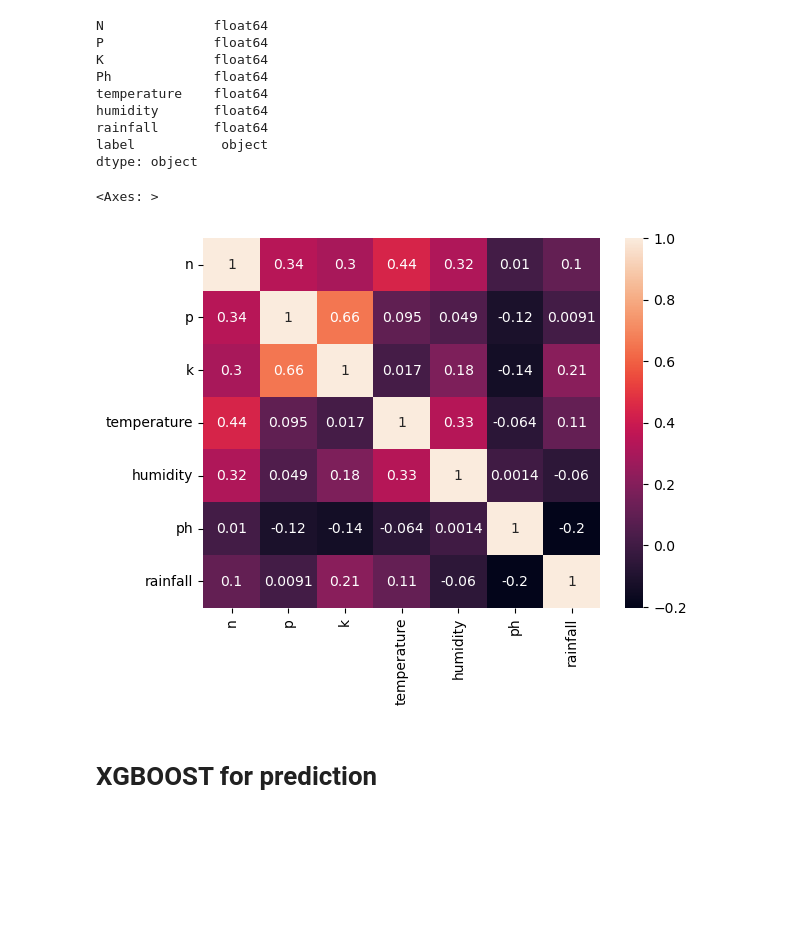
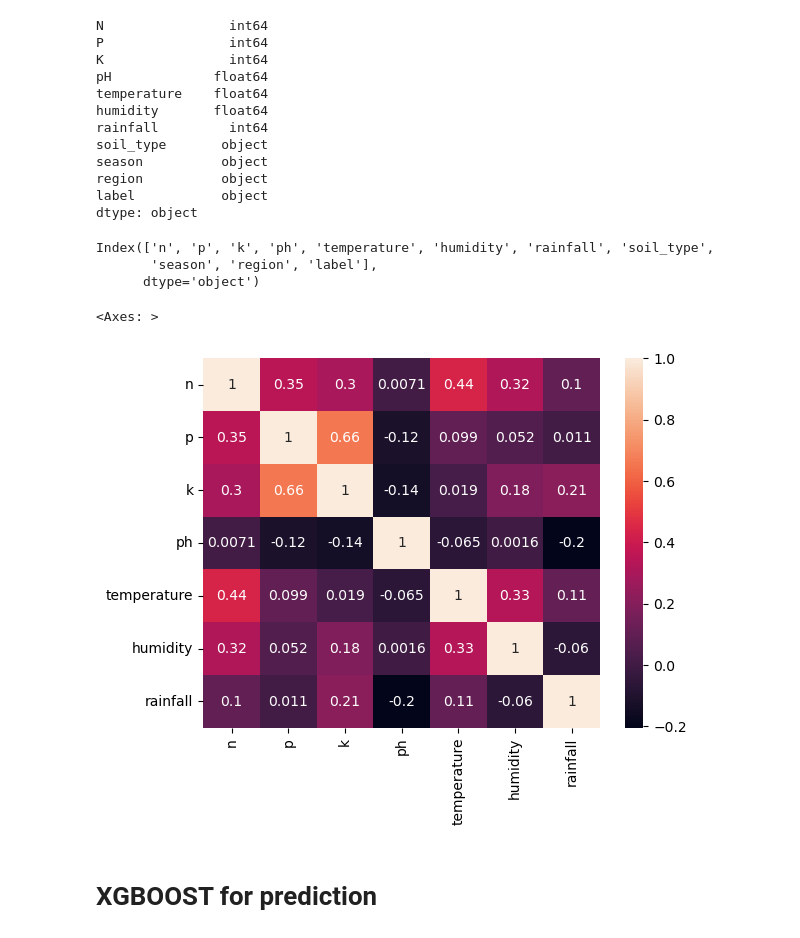
Before and after one commit to Bhavarth-khairnar/Agri-Comprehensive-Management-Platform-Using-ML, a Jupyter notebook: dataset/crop_train.ipynb, the cells around one changed output. Saved outputs shown, nothing was run; the diff lists cells and outputs as text; code cells hidden in the pictures; blank space fills up the shorter version.

```diff
--- a/dataset/crop_train.ipynb
+++ b/dataset/crop_train.ipynb
@@ -12,7 +18,7 @@ import warnings
 warnings.filterwarnings('ignore')
 # %%
 PATH = 'Crop_recommendation.csv'
-df = pd.read_csv(PATH)
+df = pd.read_csv(PATH, sep="\t")
 # %%
 df.head()
 # %% [output]
@@ -54,23 +78,31 @@ Total no. of crops : 98
 # %%
-
 print(df.dtypes)
 # %% [output]
-N              float64
-P              float64
-K              float64
-Ph             float64
+N                int64
+P                int64
+K                int64
+pH             float64
 temperature    float64
 humidity       float64
-rainfall       float64
+rainfall         int64
+soil_type       object
+season          object
+region          object
 label           object
 dtype: object
 # %%
 df['label'].value_counts()
 df.columns = df.columns.str.lower()
+df.columns
+# %% [output]
+Index(['n', 'p', 'k', 'ph', 'temperature', 'humidity', 'rainfall', 'soil_type',
+       'season', 'region', 'label'],
+      dtype='object')
 # %%
-features = df[['n', 'p', 'k', 'temperature', 'humidity', 'ph', 'rainfall']]
+features = df[['n', 'p', 'k', 'ph', 'temperature', 'humidity', 'rainfall', 'soil_type',
+       'season', 'region']]
 sns.heatmap(features.corr(),annot=True)
 # %% [output]
 <Axes: >
-[figure, old version]
+[figure, new version]
 # %%
```
Also changed, not shown: parts of 21 cells of this notebook, 19 other files.
